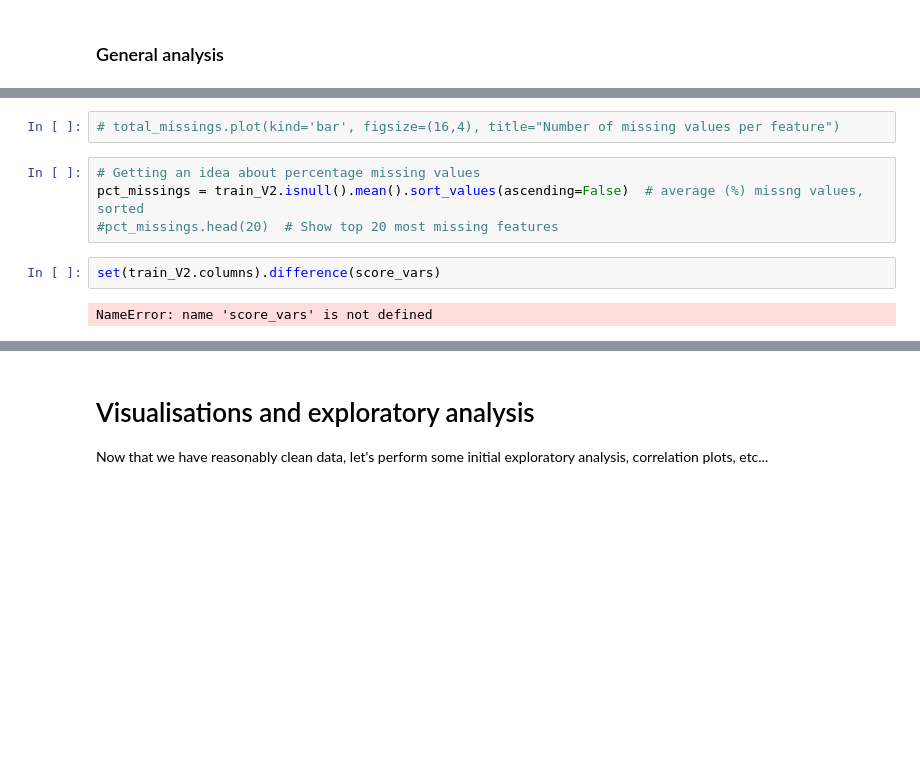
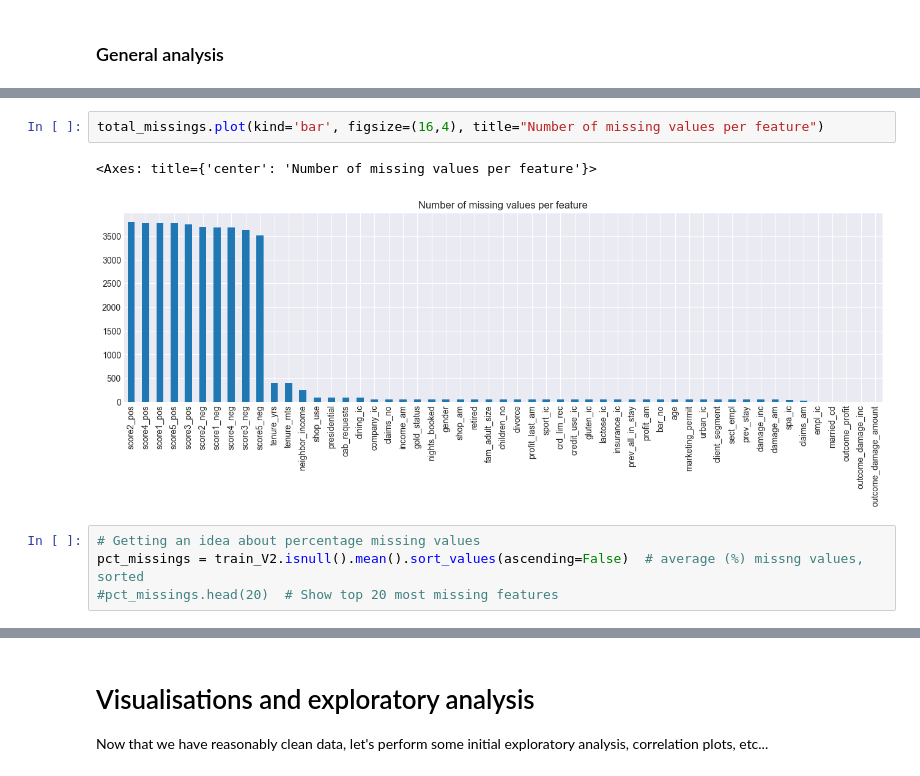
Before and after one commit to Marijkevandesteene/MachineLearning, a Jupyter notebook: ExamDataMining_Integrated.ipynb, the cells around one changed output, grey strips where cells are left out. Saved outputs shown, nothing was run; the diff lists cells and outputs as text; blank space fills up the shorter version.

```diff
--- a/ExamDataMining_Integrated.ipynb
+++ b/ExamDataMining_Integrated.ipynb
@@ -399,14 +429,13 @@ gold_status          53
 dtype: int64
 # %%
-# total_missings.plot(kind='bar', figsize=(16,4), title="Number of missing values per feature")
+total_missings.plot(kind='bar', figsize=(16,4), title="Number of missing values per feature")
+# %% [output]
+<Axes: title={'center': 'Number of missing values per feature'}>
+[figure, added]
 # %%
 # Getting an idea about percentage missing values
 pct_missings = train_V2.isnull().mean().sort_values(ascending=False)  # average (%) missng values, sorted
 #pct_missings.head(20)  # Show top 20 most missing features
-# %%
-set(train_V2.columns).difference(score_vars)
-# %% [output]
-NameError: name 'score_vars' is not defined
 # %%
 score_vars = [ f"score{i+1}_{xx}" for i in range(5) for xx in ("pos", "neg") ]
 other_vars = list(set(train_V2.columns).difference(score_vars))
```
Also changed, not shown: parts of 58 cells of this notebook.
